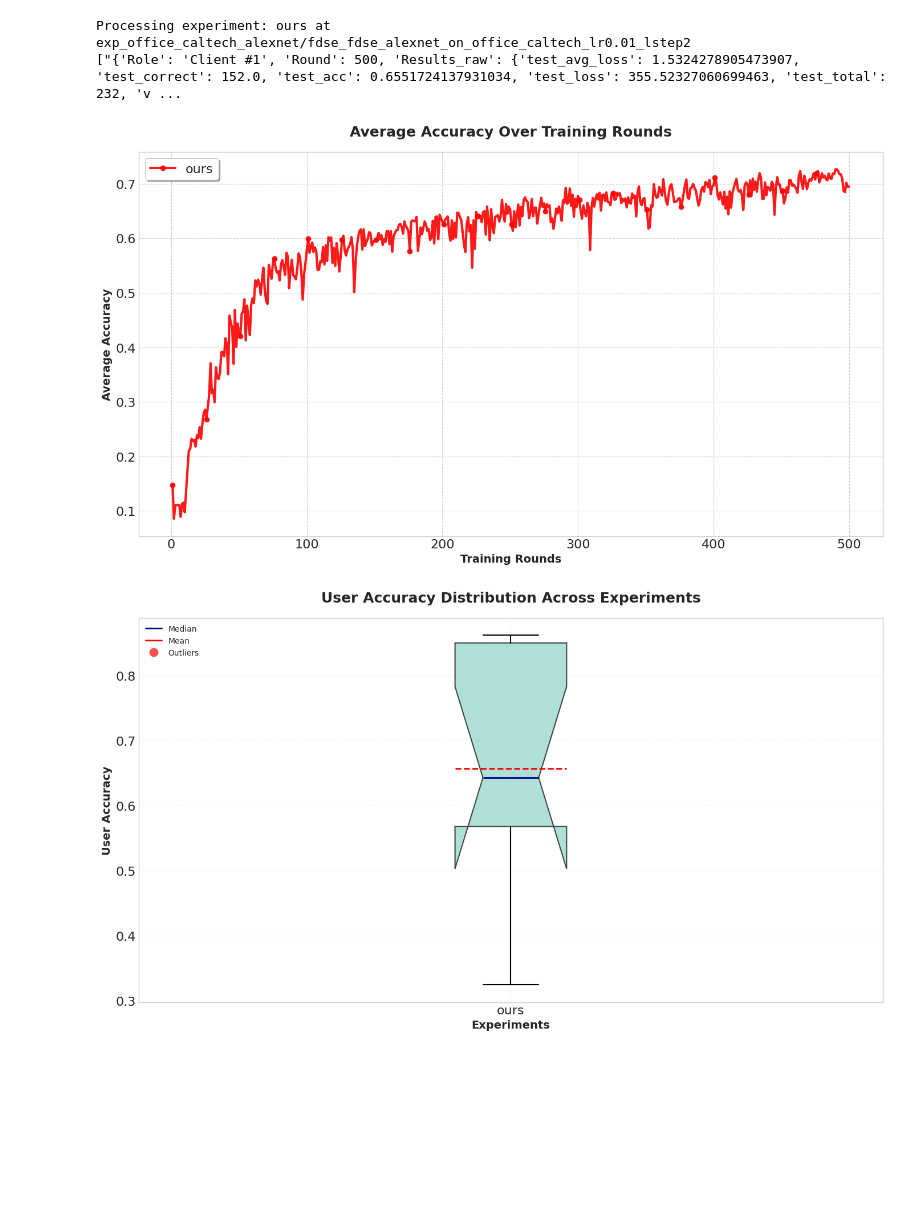
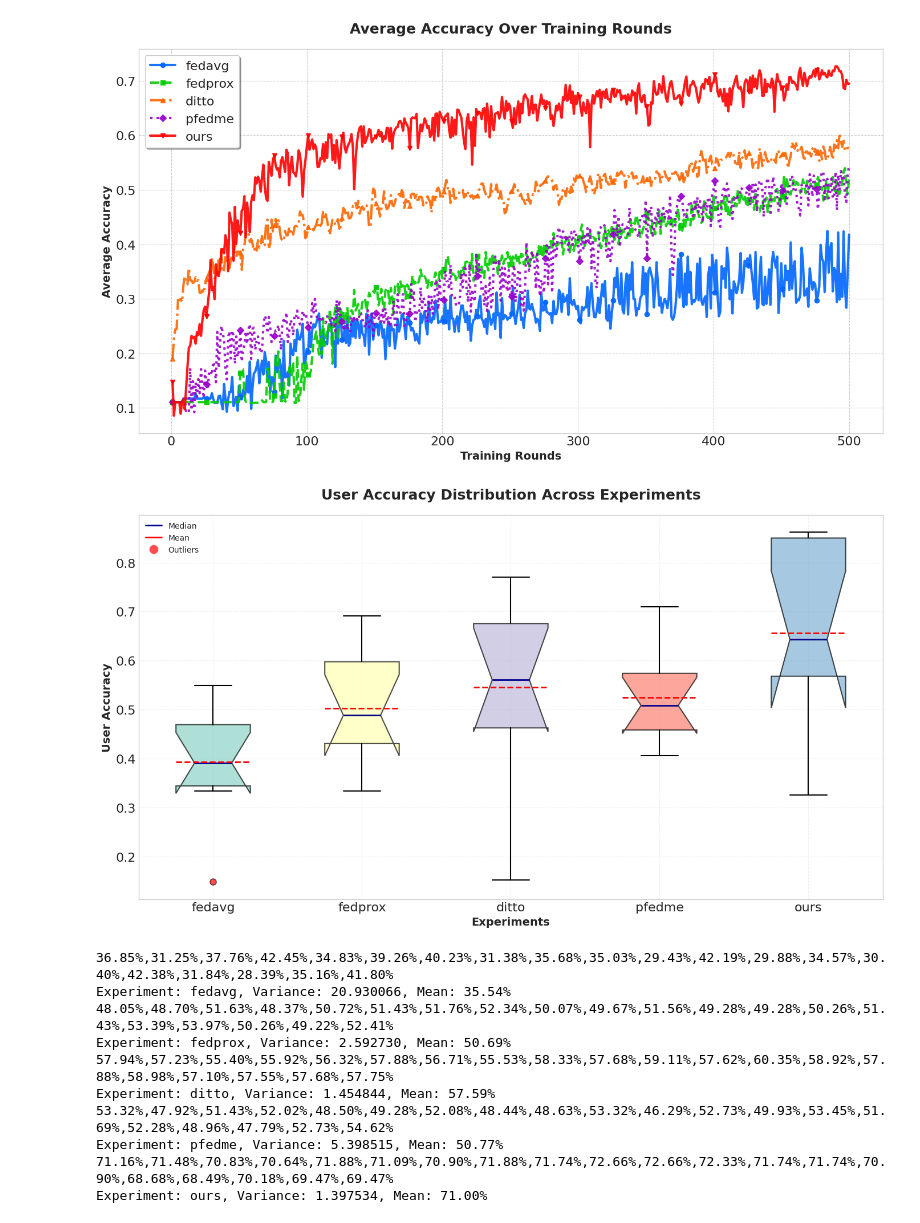
Before and after one commit to lzy756/FederatedScope, a Jupyter notebook: exp_analyze.ipynb, the cells around one changed output. Cells and saved outputs as stored; diff of their text form; code cells hidden in the pictures; blank space fills up the shorter version.

```diff
--- a/exp_analyze.ipynb
+++ b/exp_analyze.ipynb
@@ -192,29 +234,84 @@ def plot_user_accuracy(exp_datas: dict):
 # %%
 USERS = 10
 ROUNDS = 500
 exp_paths = {
-    # "fedavg": "exp_office_caltech_alexnet/fedavg_office_caltech_alexnet_on_office_caltech_lr0.01_lstep2",
-    # "fedprox": "exp_office_caltech_alexnet/fedprox_office_caltech_alexnet_on_office_caltech_lr0.01_lstep2",
-    # "ditto": "exp_office_caltech_alexnet/ditto_office_caltech_alexnet_on_office_caltech_lr0.01_lstep2",
+    "fedavg": "exp_office_caltech_alexnet/fedavg_office_caltech_alexnet_on_office_caltech_lr0.01_lstep2",
+    "fedprox": "exp_office_caltech_alexnet/fedprox_office_caltech_alexnet_on_office_caltech_lr0.01_lstep2",
+    "ditto": "exp_office_caltech_alexnet/ditto_office_caltech_alexnet_on_office_caltech_lr0.01_lstep2",
     # "local": "exp_office_caltech_alexnet/local_office_caltech_alexnet_on_office_caltech_lr0.01_lstep2",
-    # "pfedme": "exp_office_caltech_alexnet/PFedMe_office_caltech_alexnet_on_office_caltech_lr0.01_lstep2",
+    "pfedme": "exp_office_caltech_alexnet/PFedMe_office_caltech_alexnet_on_office_caltech_lr0.01_lstep2",
     "ours": "exp_office_caltech_alexnet/fdse_fdse_alexnet_on_office_caltech_lr0.01_lstep2",
 }
 exp_acc_for_users = {}
 exp_acc_for_rounds = {}
 for exp_name, exp_path in exp_paths.items():
-    print(f"Processing experiment: {exp_name} at {exp_path}")
+    # print(f"Processing experiment: {exp_name} at {exp_path}")
     acc_list = get_acc_list(f"{exp_path}/eval_results.log", USERS)
     avg_acc_list = get_avg_acc_list(f"{exp_path}/eval_results.log", ROUNDS)
     exp_acc_for_users[exp_name] = acc_list
     exp_acc_for_rounds[exp_name] = avg_acc_list
 plot_avg_accuracy(exp_acc_for_rounds)
 plot_user_accuracy(exp_acc_for_users)
+
+# for exp_name, acc_list in exp_acc_for_users.items():
+#     # 输出每个用户的准确率，按照百分数的格式
+#     print(f"Experiment: {exp_name}, User Accuracies:", end=' ')
+#     print(','.join([f"{acc*100:.2f}%" for acc in acc_list]))
+
+for exp_name, acc_list in exp_acc_for_rounds.items():
+    # 输出最后20轮的准确率，按照百分数的格式
+    print(','.join([f"{acc*100:.2f}%" for acc in acc_list[-20:]]))
+    variance = calculate_variance(acc_list[-20:])
+    mean = calculate_average(acc_list[-20:])
+    print(f"Experiment: {exp_name}, Variance: {variance:.6f}, Mean: {mean:.2f}%")
+
+
+# exp_loss_for_users = {}
+# exp_loss_for_rounds = {}
+# for exp_name, exp_path in exp_paths.items():
+#     # print(f"Processing experiment: {exp_name} at {exp_path}")
+#     loss_list = get_acc_list(f"{exp_path}/eval_results.log", USERS, metric="test_avg_loss")
+#     avg_loss_list = get_avg_acc_list(f"{exp_path}/eval_results.log", ROUNDS, metric="test_avg_loss")
+#     exp_loss_for_users[exp_name] = loss_list
+#     exp_loss_for_rounds[exp_name] = avg_loss_list
+# plot_avg_accuracy(exp_loss_for_rounds)
+# plot_user_accuracy(exp_loss_for_users)
+
+
+# exp_acc_for_users = {}
+# exp_acc_for_rounds = {}
+# for exp_name, exp_path in exp_paths.items():
+#     # print(f"Processing experiment: {exp_name} at {exp_path}")
+#     acc_list = get_acc_list(f"{exp_path}/eval_results.log", USERS, "val_acc")
+#     avg_acc_list = get_avg_acc_list(f"{exp_path}/eval_results.log", ROUNDS, "val_acc")
+#     exp_acc_for_users[exp_name] = acc_list
+#     exp_acc_for_rounds[exp_name] = avg_acc_list
+# plot_avg_accuracy(exp_acc_for_rounds)
+# plot_user_accuracy(exp_acc_for_users)
+
+# exp_loss_for_users = {}
+# exp_loss_for_rounds = {}
+# for exp_name, exp_path in exp_paths.items():
+#     # print(f"Processing experiment: {exp_name} at {exp_path}")
+#     loss_list = get_acc_list(f"{exp_path}/eval_results.log", USERS, metric="val_avg_loss")
+#     avg_loss_list = get_avg_acc_list(f"{exp_path}/eval_results.log", ROUNDS, metric="val_avg_loss")
+#     exp_loss_for_users[exp_name] = loss_list
+#     exp_loss_for_rounds[exp_name] = avg_loss_lis's'sst
+# plot_avg_accuracy(exp_loss_for_rounds)
+# plot_user_accuracy(exp_loss_for_users)
 # %% [output]
-Processing experiment: ours at exp_office_caltech_alexnet/fdse_fdse_alexnet_on_office_caltech_lr0.01_lstep2
-["{'Role': 'Client #1', 'Round': 500, 'Results_raw': {'test_avg_loss': 1.5324278905473907, 'test_correct': 152.0, 'test_acc': 0.6551724137931034, 'test_loss': 355.52327060699463, 'test_total': 232, 'v ...
-[figure, old version]
+[figure, new version]
-[figure, old version]
+[figure, new version]
+36.85%,31.25%,37.76%,42.45%,34.83%,39.26%,40.23%,31.38%,35.68%,35.03%,29.43%,42.19%,29.88%,34.57%,30.40%,42.38%,31.84%,28.39%,35.16%,41.80%
+Experiment: fedavg, Variance: 20.930066, Mean: 35.54%
+48.05%,48.70%,51.63%,48.37%,50.72%,51.43%,51.76%,52.34%,50.07%,49.67%,51.56%,49.28%,49.28%,50.26%,51.43%,53.39%,53.97%,50.26%,49.22%,52.41%
+Experiment: fedprox, Variance: 2.592730, Mean: 50.69%
+57.94%,57.23%,55.40%,55.92%,56.32%,57.88%,56.71%,55.53%,58.33%,57.68%,59.11%,57.62%,60.35%,58.92%,57.88%,58.98%,57.10%,57.55%,57.68%,57.75%
+Experiment: ditto, Variance: 1.454844, Mean: 57.59%
+53.32%,47.92%,51.43%,52.02%,48.50%,49.28%,52.08%,48.44%,48.63%,53.32%,46.29%,52.73%,49.93%,53.45%,51.69%,52.28%,48.96%,47.79%,52.73%,54.62%
+Experiment: pfedme, Variance: 5.398515, Mean: 50.77%
+71.16%,71.48%,70.83%,70.64%,71.88%,71.09%,70.90%,71.88%,71.74%,72.66%,72.66%,72.33%,71.74%,71.74%,70.90%,68.68%,68.49%,70.18%,69.47%,69.47%
+Experiment: ours, Variance: 1.397534, Mean: 71.00%
 # %%
 USERS = 10
 ROUNDS = 500
```
Also changed, not shown: parts of 6 cells of this notebook.
